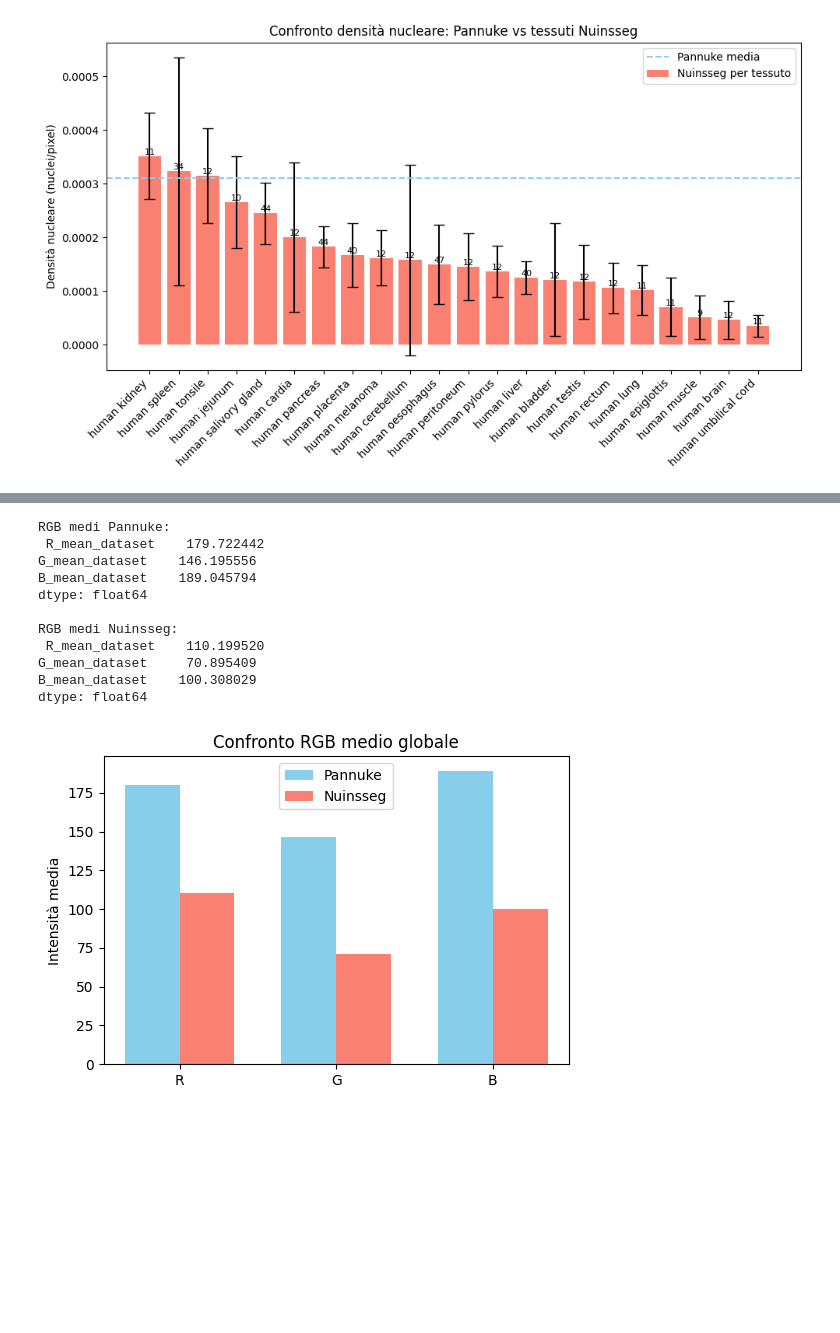
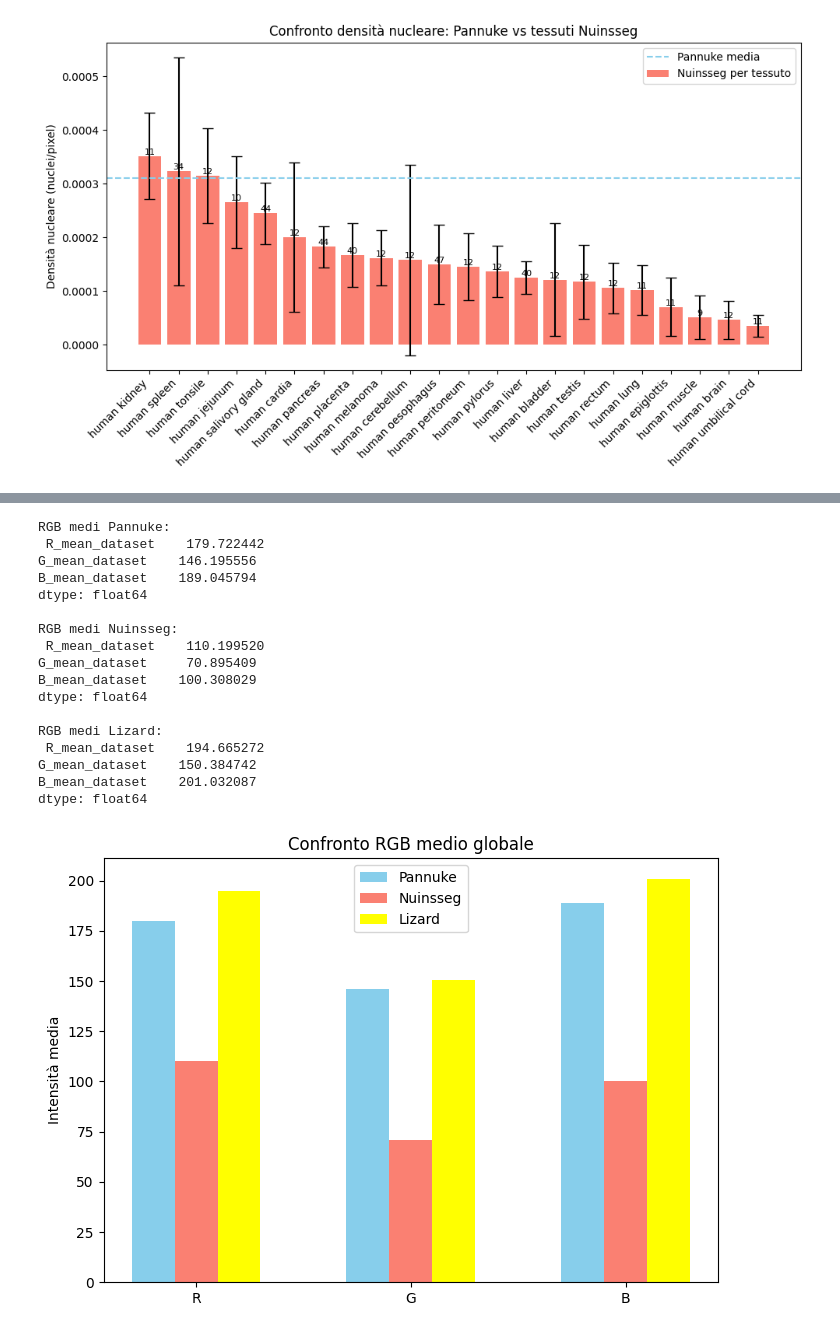
Before and after one commit to ChiariniFrancesco/FSL_Segmentation_Bio, a Jupyter notebook: Pannuke_VS_Nuinsegg.ipynb, the cells around one changed output, grey strips where cells are left out. Cells and saved outputs as stored; diff of their text form; code cells hidden in the pictures; blank space fills up the shorter version.

```diff
--- a/Pannuke_VS_Nuinsegg.ipynb
+++ b/Pannuke_VS_Nuinsegg.ipynb
@@ -189,13 +294,18 @@ import pandas as pd
 # Leggi i CSV
 df_Pannuke = pd.read_csv("df_dataset_Pannuke.csv")
 df_Nuinsseg = pd.read_csv("df_dataset_Nuinsseg.csv")
+df_Lizard = pd.read_csv("df_dataset_Lizard.csv")
+
 
 # RGB medi globali
 rgb_Pannuke = df_Pannuke[["R_mean_dataset", "G_mean_dataset", "B_mean_dataset"]].mean()
 rgb_Nuinsseg = df_Nuinsseg[["R_mean_dataset", "G_mean_dataset", "B_mean_dataset"]].mean()
+rgb_Lizard = df_Lizard[["R_mean_dataset", "G_mean_dataset", "B_mean_dataset"]].mean()
+
 
 print("RGB medi Pannuke:\n", rgb_Pannuke)
 print("\nRGB medi Nuinsseg:\n", rgb_Nuinsseg)
+print("\nRGB medi Lizard:\n", rgb_Lizard)
 # %% [output]
 RGB medi Pannuke:
  R_mean_dataset    179.722442
@@ -208,24 +318,35 @@ RGB medi Nuinsseg:
 G_mean_dataset     70.895409
 B_mean_dataset    100.308029
 dtype: float64
+
+RGB medi Lizard:
+ R_mean_dataset    194.665272
+G_mean_dataset    150.384742
+B_mean_dataset    201.032087
+dtype: float64
 # %%
 # CONFRONTO NUMERICO GLOBALE PANNUKE VS NUINSSEG
 
 
 labels = ['R', 'G', 'B']
 Pannuke_vals = rgb_Pannuke.values
 Nuinsseg_vals = rgb_Nuinsseg.values
+Lizard_vals = rgb_Lizard.values
 
 x = np.arange(len(labels))
-width = 0.35
+width = 0.2
 
-plt.figure(figsize=(6,4))
-plt.bar(x - width/2, Pannuke_vals, width, label='Pannuke', color='skyblue')
-plt.bar(x + width/2, Nuinsseg_vals, width, label='Nuinsseg', color='salmon')
+plt.figure(figsize=(7,5))
+plt.bar(x - width, Pannuke_vals, width, label='Pannuke', color='skyblue')
+plt.bar(x, Nuinsseg_vals, width, label='Nuinsseg', color='salmon')
+plt.bar(x + width, Lizard_vals, width, label='Lizard', color='yellow')
+
+
 plt.xticks(x, labels)
 plt.ylabel('Intensità media')
 plt.title('Confronto RGB medio globale')
 plt.legend()
+plt.tight_layout()
 plt.show()
 # %% [output]
-[figure, old version]
+[figure, new version]
```
Also changed, not shown: parts of 6 cells of this notebook, 12 other files.
